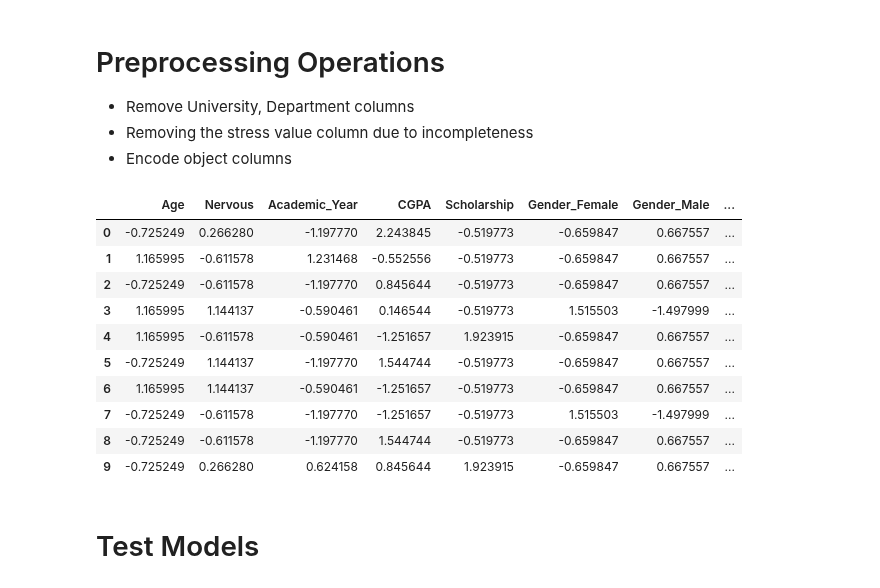
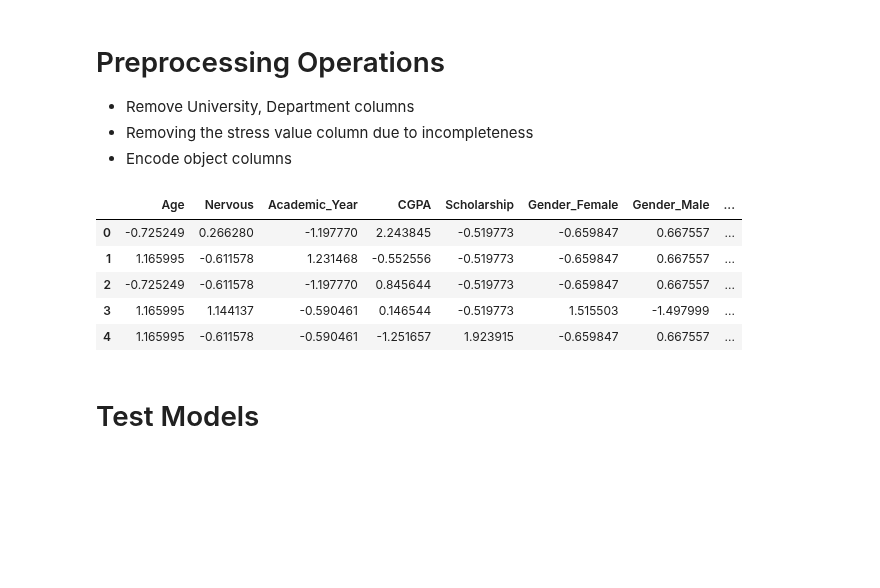
Before and after one commit to salmanafzali/Student-Stress-Level-, a Jupyter notebook: stress.ipynb, the cells around one changed output. Cells and saved outputs as stored; diff of their text form; code cells hidden in the pictures; blank space fills up the shorter version.

Commit message:
debuge df label

```diff
--- a/stress.ipynb
+++ b/stress.ipynb
@@ -288,46 +285,40 @@ for i in df_y["Stress_Label"]:
     elif i == "High Perceived Stress":
         y_trans.append(2)
 
-df_y.drop("Stress_Label", axis=1, inplace=True)
-df_y = pd.concat([test, pd.DataFrame(y_trans, columns=["Stress_Label"])], axis=1)
+df_y = np.array(y_trans)
 
 # Remove unused and label columns
 df = df.drop(["University", "Department", "Stress_Label", "Stress_Value"], axis=1)
 
 # create number and object columns
 df_num = df.drop(["Age", "Gender", "Nervous", "Academic_Year", "CGPA", "Scholarship"], axis=1)
 ordinal_cat = ["Age", "Nervous", "Academic_Year", "CGPA", "Scholarship"]
 onehot_cat = ["Gender"]
 
 # standardization number data
 scaler = StandardScaler()
 number_scaled = pd.DataFrame(scaler.fit_transform(df_num), columns=df_num.columns)
 
 # ordinal encode category without Gender
 encoder = OrdinalEncoder(handle_unknown='error')
 df_encode = pd.DataFrame(encoder.fit_transform(df[ordinal_cat]), columns=ordinal_cat)
 df_encode = pd.DataFrame(scaler.fit_transform(df_encode), columns=df_encode.columns)
 
 # onehot encode Gender category
 encoder = OneHotEncoder(handle_unknown='ignore', sparse_output=False)
 gender_encode = pd.DataFrame(encoder.fit_transform(df[onehot_cat]))
 gender_encode = pd.DataFrame(scaler.fit_transform(gender_encode), columns=encoder.get_feature_names_out(["Gender"]))
 
 # concatinate data frames
 final_df = pd.concat([df_encode, gender_encode, number_scaled], axis=1)
-final_df.head(10)
+final_df.head()
 # %% [output]
 |  | Age | Nervous | Academic_Year | CGPA | Scholarship | Gender_Female | Gender_Male | ... |
 | 0 | -0.725249 | 0.266280 | -1.197770 | 2.243845 | -0.519773 | -0.659847 | 0.667557 | ... |
 | 1 | 1.165995 | -0.611578 | 1.231468 | -0.552556 | -0.519773 | -0.659847 | 0.667557 | ... |
 | 2 | -0.725249 | -0.611578 | -1.197770 | 0.845644 | -0.519773 | -0.659847 | 0.667557 | ... |
 | 3 | 1.165995 | 1.144137 | -0.590461 | 0.146544 | -0.519773 | 1.515503 | -1.497999 | ... |
 | 4 | 1.165995 | -0.611578 | -0.590461 | -1.251657 | 1.923915 | -0.659847 | 0.667557 | ... |
-| 5 | -0.725249 | 1.144137 | -1.197770 | 1.544744 | -0.519773 | -0.659847 | 0.667557 | ... |
-| 6 | 1.165995 | 1.144137 | -0.590461 | -1.251657 | -0.519773 | -0.659847 | 0.667557 | ... |
-| 7 | -0.725249 | -0.611578 | -1.197770 | -1.251657 | -0.519773 | 1.515503 | -1.497999 | ... |
-| 8 | -0.725249 | -0.611578 | -1.197770 | 1.544744 | -0.519773 | -0.659847 | 0.667557 | ... |
-| 9 | -0.725249 | 0.266280 | 0.624158 | 0.845644 | 1.923915 | -0.659847 | 0.667557 | ... |
 # %% [markdown]
 # Test Models
 # %%
```
Also changed, not shown: parts of 2 cells of this notebook.
